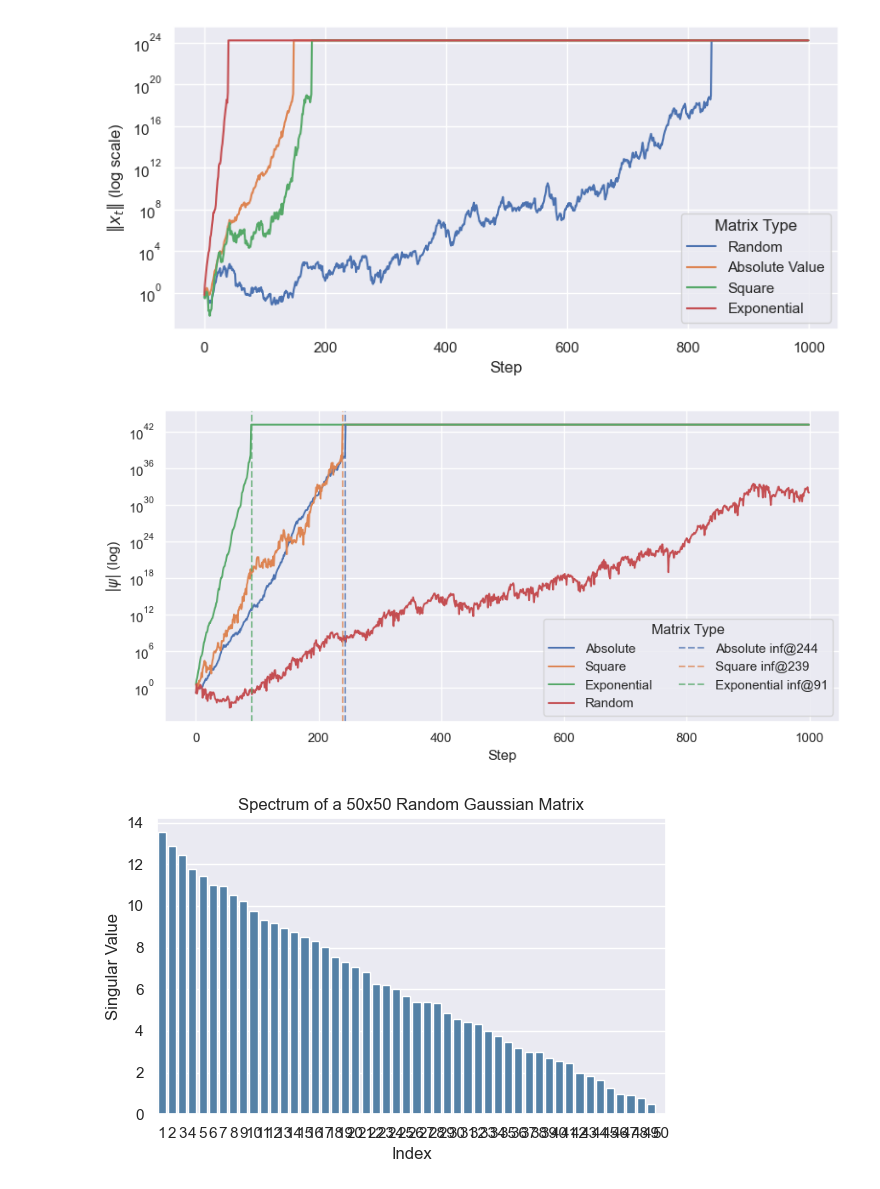
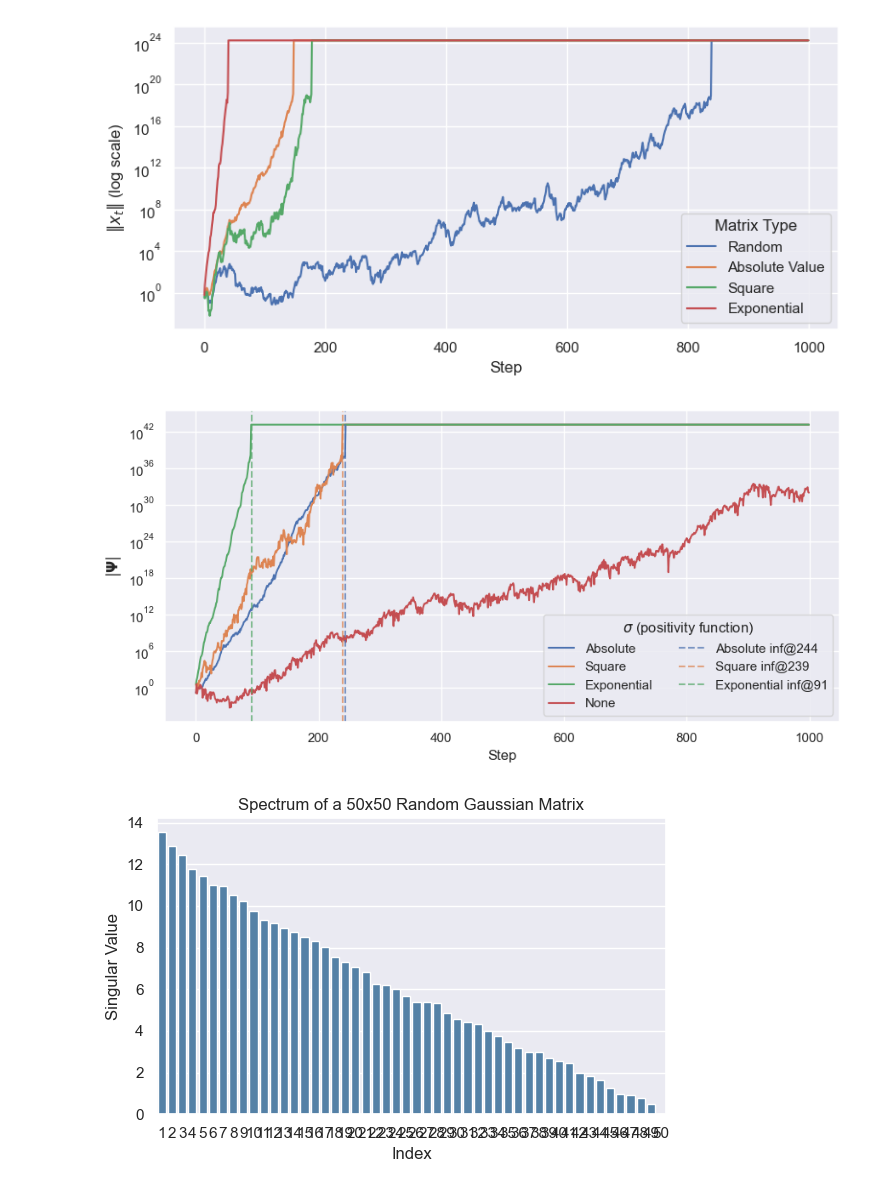
Before and after one commit to marawangamal/ptn, a Jupyter notebook: scripts/results.ipynb, the cells around one changed output. Cells and saved outputs as stored; diff of their text form; code cells hidden in the pictures.

```diff
--- a/scripts/results.ipynb
+++ b/scripts/results.ipynb
@@ -742,44 +742,45 @@ EXPS = [
     ("Absolute",     lambda W: W.abs()),
     ("Square",       lambda W: W.square()),
     ("Exponential",  lambda W: W.exp()),
-    ("Random",       lambda W: W),
+    ("None",       lambda W: W),
 ]
 
 T, D = 1000, 2
 rows, inf_at = [], {}
 
 for name, fn in EXPS:
     alpha, beta, hit = torch.randn(D), torch.randn(D), False
     for t in range(T):
         if not hit:
             beta = torch.mv(fn(torch.randn(D, D)), beta)
             hit = not torch.isfinite(beta).all()
             if hit: inf_at[name] = t
-        psi = float("inf") if hit else float(torch.dot(beta, alpha))
+        psi = float("inf") if hit else float(torch.dot(alpha, beta))
         rows.append({"Step": t, "Matrix Type": name, "psi": abs(psi)})
 
 df = pd.DataFrame(rows)
-eps = 1e-12
 finite = df[np.isfinite(df["psi"])]["psi"]
 cap = (finite.max() if not finite.empty else 1.0) * 1e5
 df["psi"] = df["psi"].replace([np.inf], cap)
 
 sns.set_theme()
 plt.figure(figsize=(9, 4.5))
 ax = sns.lineplot(data=df, x="Step", y="psi", hue="Matrix Type")
-plt.yscale("log"); plt.xlabel("Step"); plt.ylabel(r"$|\psi|$ (log)")
+plt.yscale("log")
+plt.xlabel("Step")
+plt.ylabel(r"$|\mathbf{\Psi}|$")
 
 palette = sns.color_palette()
 for i, (name, _) in enumerate(EXPS):
     if name in inf_at:
         plt.axvline(inf_at[name], color=palette[i], ls="--", alpha=0.7, label=f"{name} inf@{inf_at[name]}")
 
 h, l = ax.get_legend_handles_labels()
 uniq = OrderedDict(zip(l, h))
-ax.legend(uniq.values(), uniq.keys(), title="Matrix Type", ncol=2)
+ax.legend(uniq.values(), uniq.keys(), title="$\\sigma$ (positivity function)", ncol=2)
 plt.tight_layout(); plt.show()
 # %% [output]
-[figure, old version]
+[figure, new version]
 # %%
 import torch
 import seaborn as sns
```
